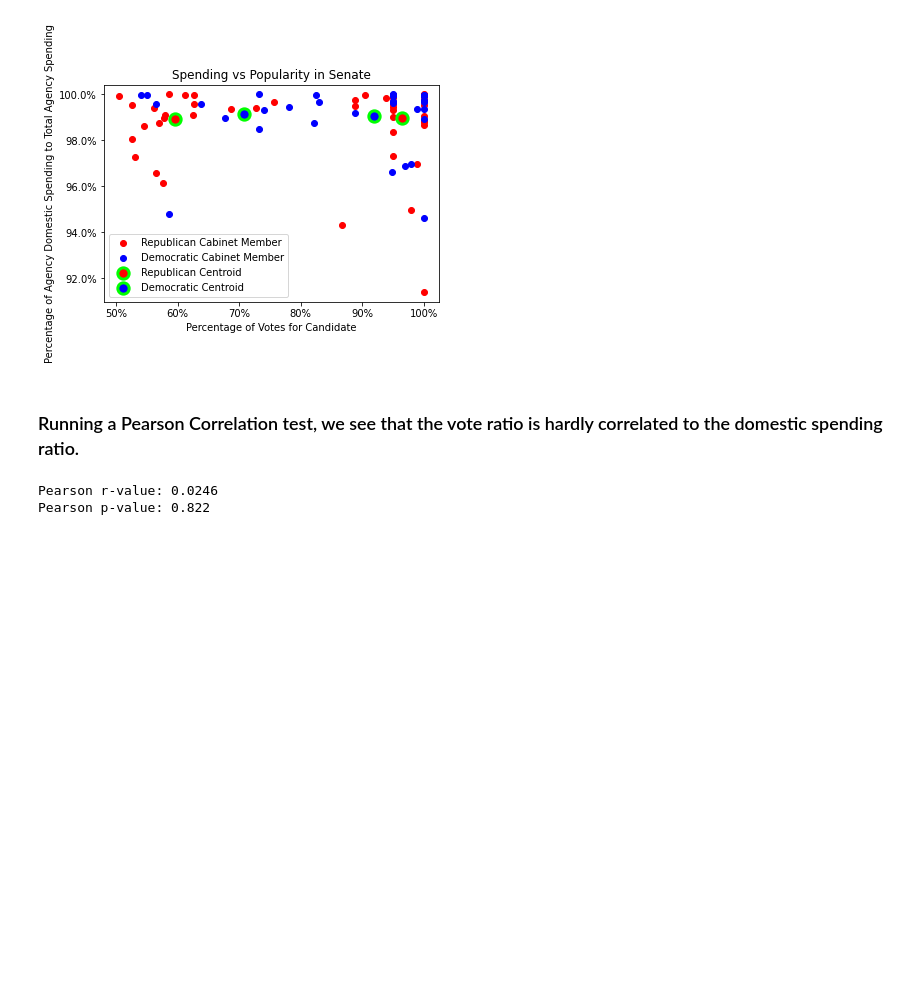
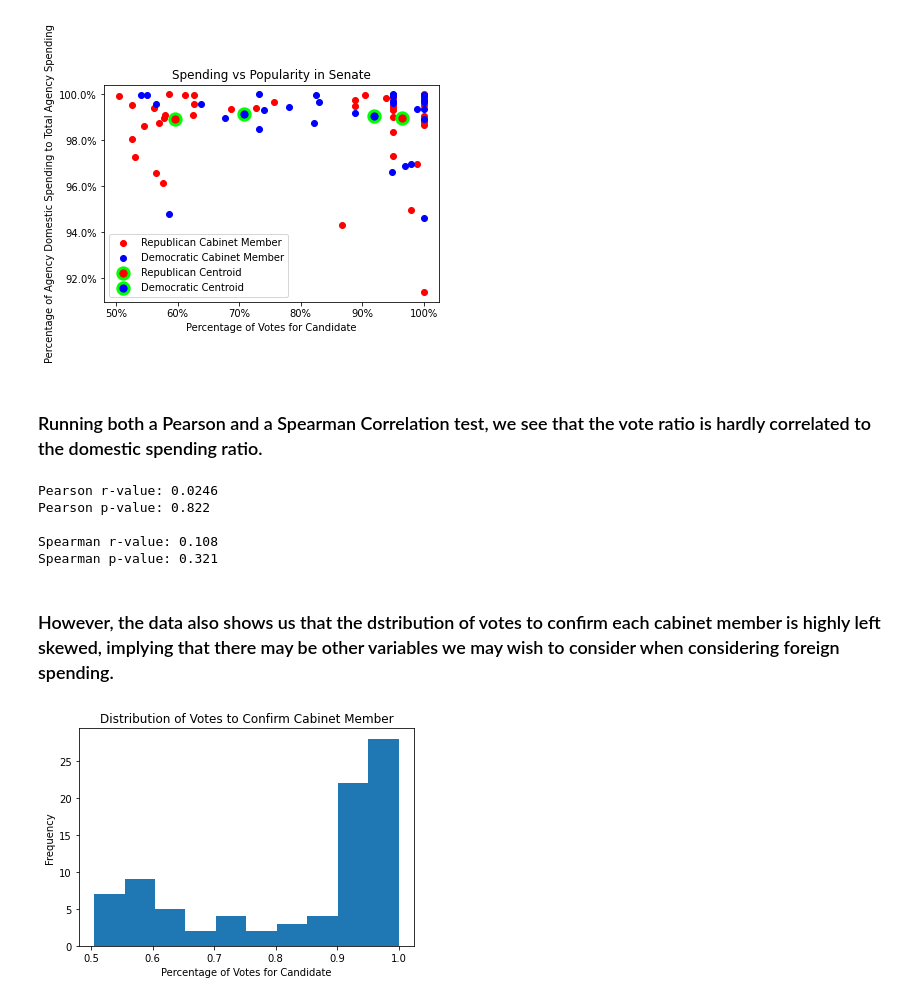
Before and after one commit to C7C8/ds3001-critter-analysis, a Jupyter notebook: notebooks/clustering.ipynb, the cells around one changed output. Saved outputs shown, nothing was run; the diff lists cells and outputs as text; code cells hidden in the pictures; blank space fills up the shorter version.

Commit message:
Add clarification to clustering about distribution of confirmation votes

```diff
--- a/notebooks/clustering.ipynb
+++ b/notebooks/clustering.ipynb
@@ -114,13 +114,30 @@ plt.show()
 # %% [output]
 [figure]
 # %% [markdown]
-### Running a Pearson Correlation test, we see that the vote ratio is hardly correlated to the domestic spending ratio.
+### Running both a Pearson and a Spearman Correlation test, we see that the vote ratio is hardly correlated to the domestic spending ratio.
 # %%
 import scipy.stats
 
-r, p = scipy.stats.pearsonr(vote_normalized_spending_data['vote_ratio'], vote_normalized_spending_data['domestic_spending_ratio'])
+pearson_r, pearson_p = scipy.stats.pearsonr(vote_normalized_spending_data['vote_ratio'], vote_normalized_spending_data['domestic_spending_ratio'])
+spearman_r, spearman_p = scipy.stats.spearmanr(vote_normalized_spending_data['vote_ratio'], vote_normalized_spending_data['domestic_spending_ratio'])
 
-print(f'Pearson r-value: {r:0.3}\nPearson p-value: {p:0.3}')
+print(f'Pearson r-value: {pearson_r:0.3}\nPearson p-value: {pearson_p:0.3}')
+print('')
+print(f'Spearman r-value: {spearman_r:0.3}\nSpearman p-value: {spearman_p:0.3}')
 # %% [output]
 Pearson r-value: 0.0246
 Pearson p-value: 0.822
+
+Spearman r-value: 0.108
+Spearman p-value: 0.321
+# %% [markdown]
+### However, the data also shows us that the dstribution of votes to confirm each cabinet member is highly left skewed, implying that there may be other variables we may wish to consider when considering foreign spending.
+# %%
+plt.hist(vote_normalized_spending_data['vote_ratio'])
+plt.title('Distribution of Votes to Confirm Cabinet Member')
+plt.ylabel('Frequency')
+plt.xlabel('Percentage of Votes for Candidate')
+
+plt.show()
+# %% [output]
+[figure, added]
```
Also changed, not shown: 1 other file.
